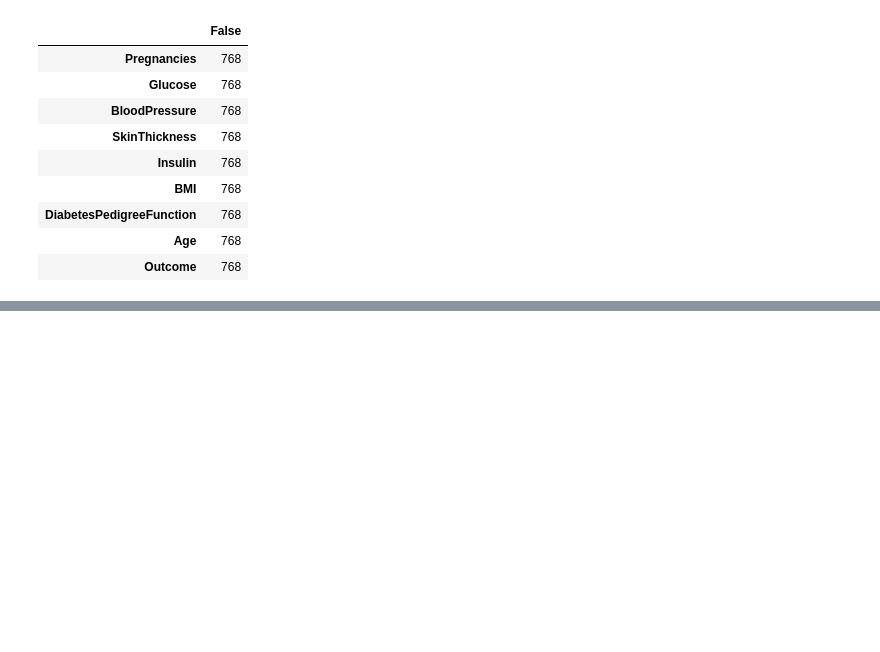
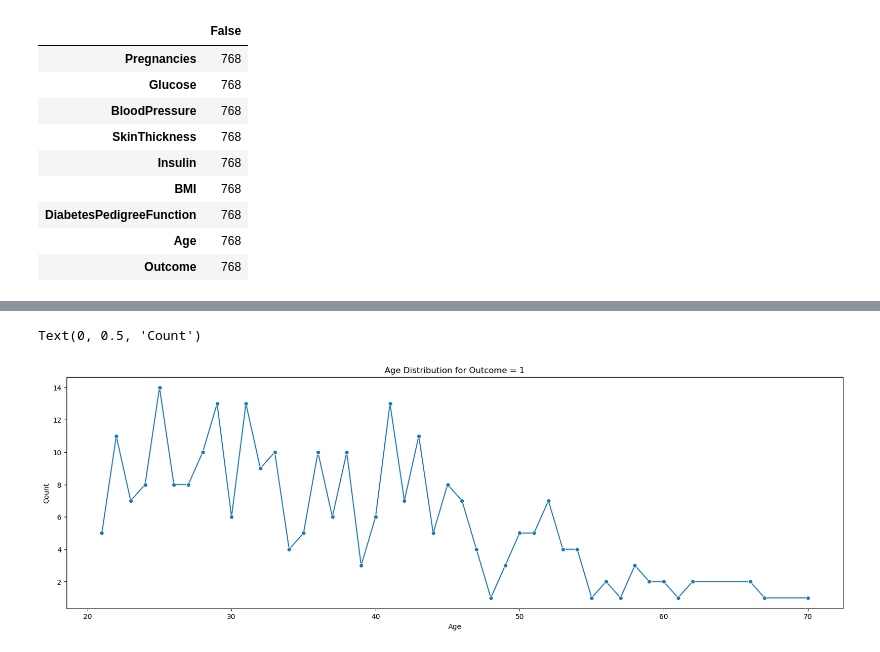
Before and after one commit to zahra-ahmadbeigloo/Data-analysis-projects, a Jupyter notebook: NIDDK-Data-Analysis/NIDDK-Data-Analysis.ipynb, the cells around one changed output, grey strips where cells are left out. Saved outputs shown, nothing was run; the diff lists cells and outputs as text; code cells hidden in the pictures; blank space fills up the shorter version.

```diff
--- a/NIDDK-Data-Analysis/NIDDK-Data-Analysis.ipynb
+++ b/NIDDK-Data-Analysis/NIDDK-Data-Analysis.ipynb
@@ -73,0 +113,11 @@ missing_values_df
+# %%
+age_counts = filtered_df['Age'].value_counts().sort_index()
+
+plt.figure(figsize=(20, 6))
+sns.lineplot(x=age_counts.index, y=age_counts.values, marker='o')
+plt.title('Age Distribution for Outcome = 1')
+plt.xlabel('Age')
+plt.ylabel('Count')
+# %% [output]
+Text(0, 0.5, 'Count')
+[figure, added]
```
Also changed, not shown: parts of 13 cells of this notebook.
